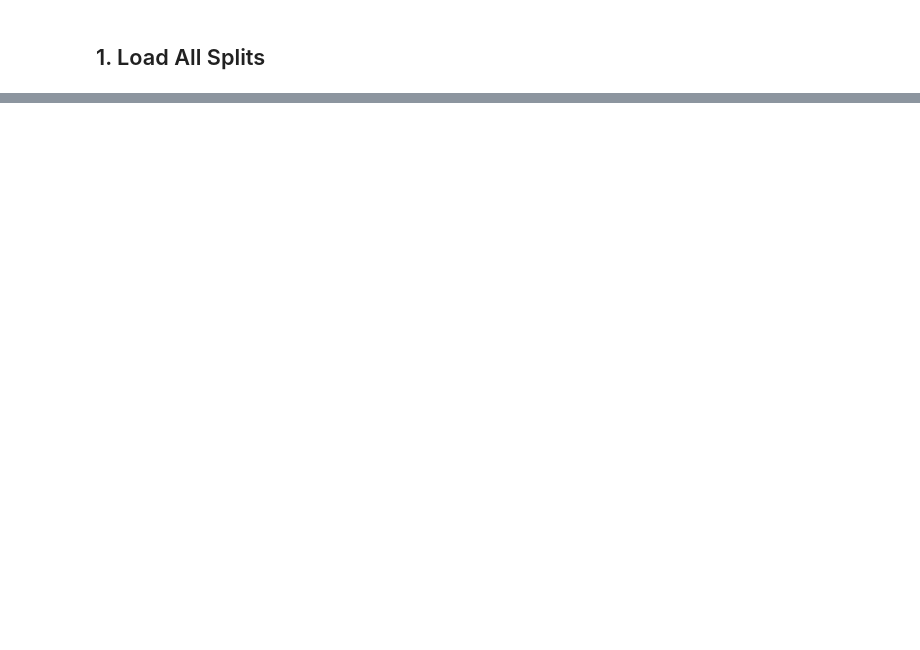
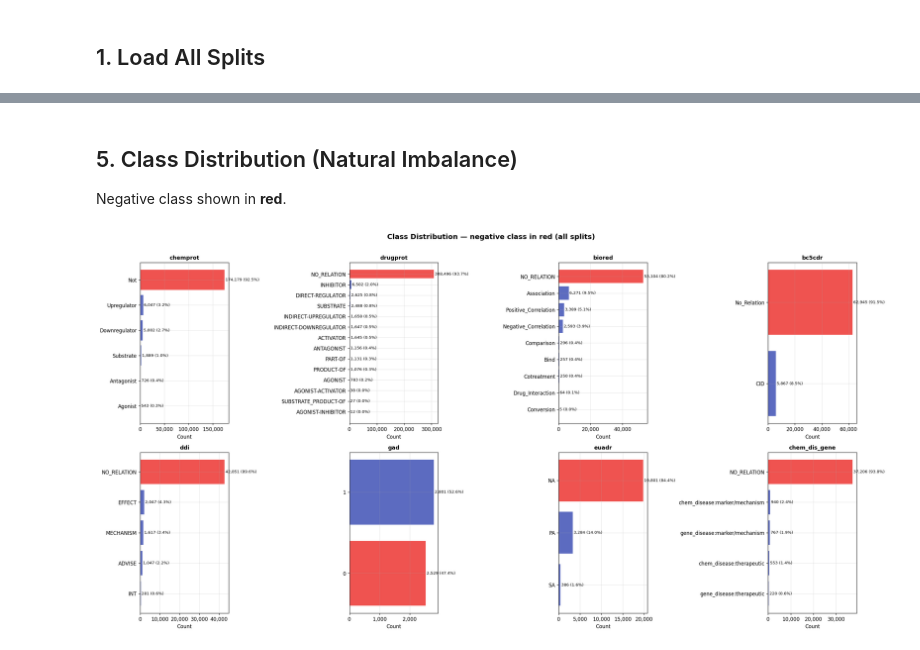
Before and after one commit to Basel-Alshaikhdeeb/medre-bench, a Jupyter notebook: notebooks/dataset_exploration.ipynb, the cells around one changed output, grey strips where cells are left out. Saved outputs shown, nothing was run; the diff lists cells and outputs as text; code cells hidden in the pictures; blank space fills up the shorter version.

```diff
--- a/notebooks/dataset_exploration.ipynb
+++ b/notebooks/dataset_exploration.ipynb
@@ -399,0 +308,46 @@ comparison_df
+# %% [markdown]
+## 5. Class Distribution (Natural Imbalance)
+
+Negative class shown in **red**.
+# %%
+fig, axes = plt.subplots(2, 4, figsize=(22, 11))
+axes = axes.flatten()
+
+for idx, ds_name in enumerate(DATASET_NAMES):
+    ax = axes[idx]
+    info = all_data[ds_name]
+
+    all_labels = []
+    for split_name in ["train", "validation", "test"]:
+        examples = info["splits"][split_name]
+        if examples:
+            all_labels.extend([ex.label for ex in examples])
+
+    label_counts = Counter(all_labels)
+    labels_sorted = sorted(label_counts.keys(), key=lambda l: label_counts[l], reverse=True)
+    counts_sorted = [label_counts[l] for l in labels_sorted]
+
+    neg_label = NEGATIVE_LABELS.get(ds_name)
+    colors = ["#EF5350" if l == neg_label else "#5C6BC0" for l in labels_sorted]
+
+    bars = ax.barh(labels_sorted, counts_sorted, color=colors)
+    ax.invert_yaxis()
+    ax.set_title(ds_name, fontsize=11, fontweight="bold")
+    ax.set_xlabel("Count")
+    ax.xaxis.set_major_formatter(mticker.FuncFormatter(lambda v, _: f"{int(v):,}"))
+
+    total = sum(counts_sorted)
+    for bar, count in zip(bars, counts_sorted):
+        ax.text(bar.get_width() + max(counts_sorted) * 0.01,
+                bar.get_y() + bar.get_height() / 2,
+                f"{count:,} ({count/total*100:.1f}%)",
+                va="center", fontsize=8)
+
+for idx in range(len(DATASET_NAMES), len(axes)):
+    axes[idx].set_visible(False)
+
+fig.suptitle("Class Distribution — negative class in red (all splits)", fontsize=14, fontweight="bold", y=1.01)
+plt.tight_layout()
+plt.show()
+# %% [output]
+[figure, added]
```
Also changed, not shown: parts of 39 cells of this notebook, 2 other files.
